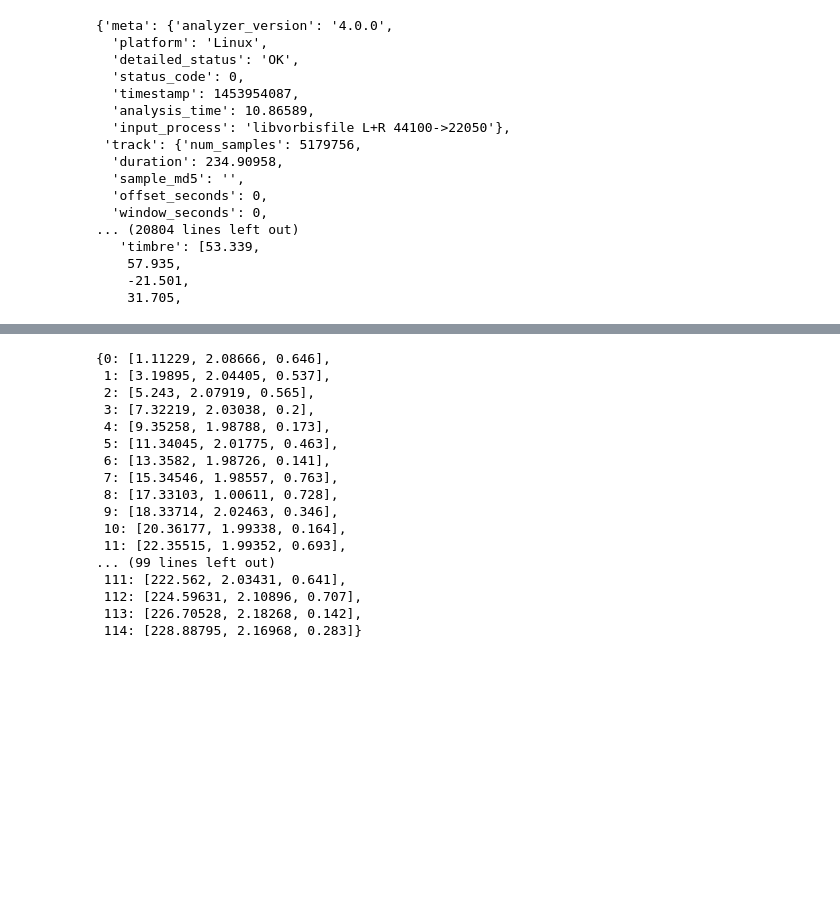
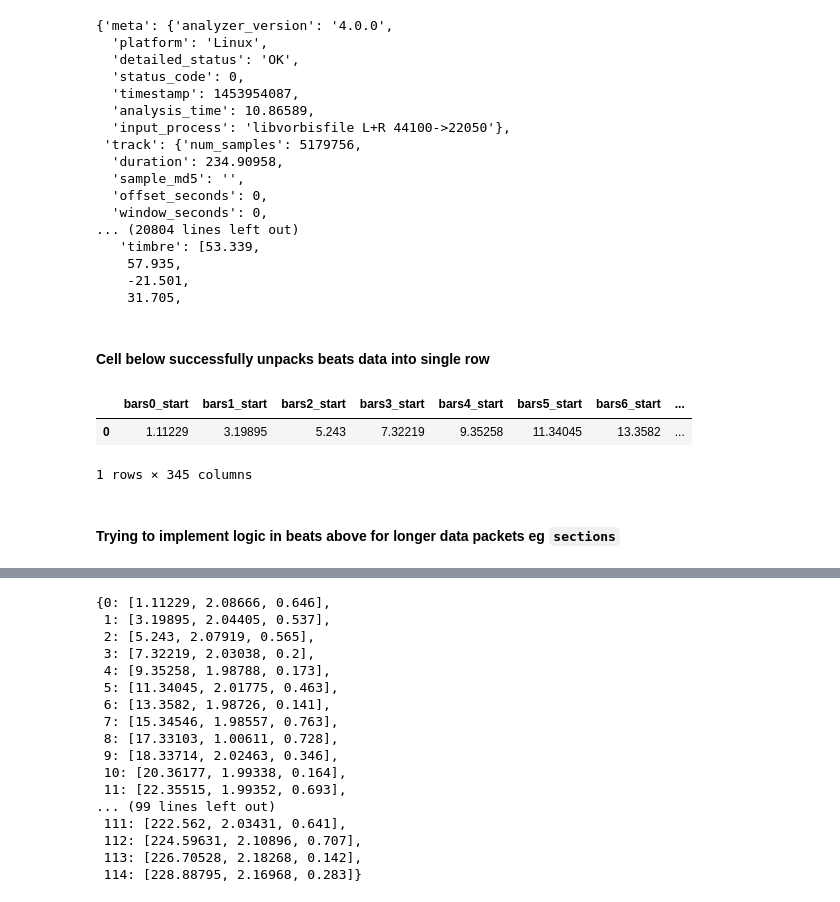
Before and after one commit to Ben-Oren/spotify_analysis, a Jupyter notebook: acquire_playlist_data.ipynb, the cells around one changed output, grey strips where cells are left out. Cells and saved outputs as stored; diff of their text form; code cells hidden in the pictures; blank space fills up the shorter version.

Commit message:
added more data cleaning

```diff
--- a/acquire_playlist_data.ipynb
+++ b/acquire_playlist_data.ipynb
@@ -363,5 +345,46 @@ def unpack_raw_data(track_raw_json):
     57.935,
     -21.501,
     31.705,
+# %% [markdown]
+#### Cell below successfully unpacks beats data into single row
+# %%
+test = {
+        n: [
+            track_data['bars'][n][obj]
+            for obj
+            in track_data['bars'][n]
+        ]
+        for
+        n
+        in range
+            (0,
+             len(track_data['bars'])
+            )
+    }
+
+frame = pd.DataFrame({
+        'bars{}_start'.format(k):v[0] for k, v in test.items()
+        },
+        index=[0]
+    ).join(
+        pd.DataFrame({
+            'bars{}_end'.format(k):v[1] for k, v in test.items()
+            },
+            index=[0]
+    )
+).join(
+        pd.DataFrame({
+        'bars{}_conf'.format(k):v[2] for k, v in test.items()
+        },
+        index=[0])
+        )
+
+frame
+# %% [output]
+|  | bars0_start | bars1_start | bars2_start | bars3_start | bars4_start | bars5_start | bars6_start | ... |
+| 0 | 1.11229 | 3.19895 | 5.243 | 7.32219 | 9.35258 | 11.34045 | 13.3582 | ... |
+1 rows × 345 columns
+# %% [markdown]
+#### Trying to implement logic in beats above for longer data packets eg `sections`
 # %%
 {
```
Also changed, not shown: parts of 3 cells of this notebook.
